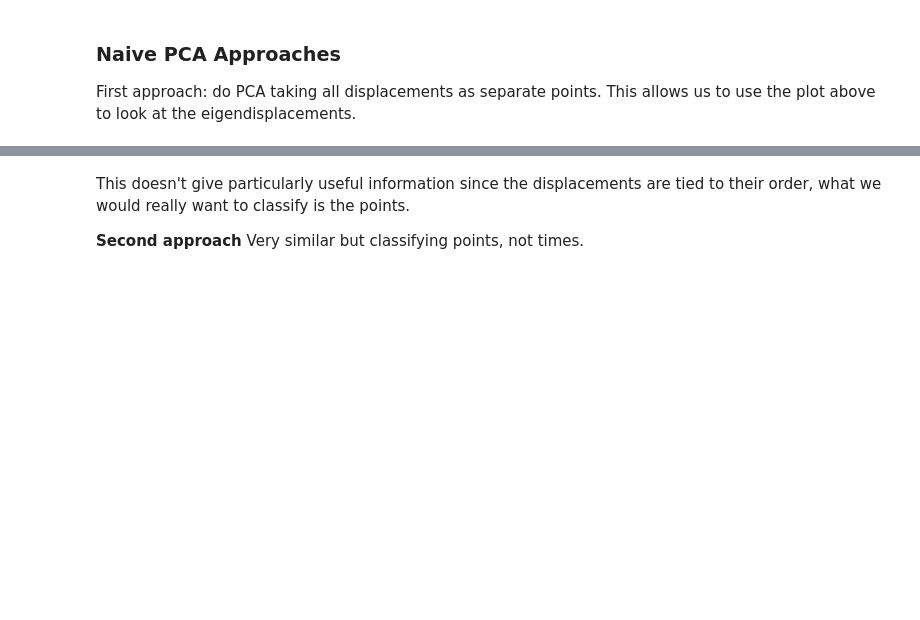
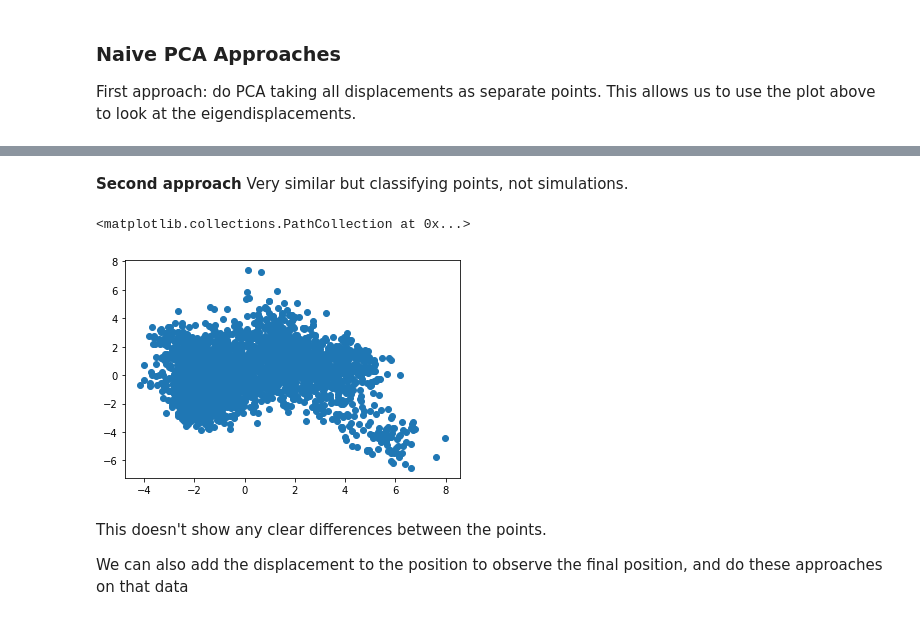
Before and after one commit to js-diaz/mllab-exercise-6-juan-sebastian-diaz-and-xenia-gerloff, a Jupyter notebook: Exercise-6.ipynb, the cells around one changed output, grey strips where cells are left out. Saved outputs shown, nothing was run; the diff lists cells and outputs as text; code cells hidden in the pictures; blank space fills up the shorter version.

```diff
--- a/Exercise-6.ipynb
+++ b/Exercise-6.ipynb
@@ -144,12 +189,16 @@ plt.scatter(reducedDisp[:,0],reducedDisp[:,1], c=range(nDisp))
-# %% [markdown]
-This doesn't give particularly useful information since the displacements are tied to their order, what we would really want to classify is the points.
-
-**Second approach** Very similar but classifying points, not times.
+# %% [markdown]
+**Second approach** Very similar but classifying points, not simulations.
 # %%
-dispVector = (displacementSim - np.min(displacementSim))/np.ptp(displacementSim)
-dispVector = dispVector.reshape((nPoints, nDisp*3))
+dispVector = displacementNorm.reshape((nPoints, nDisp*3))
 pca = PCA(n_components=2)
 pca = pca.fit(dispVector)
 
 reducedDisp = pca.transform(dispVector)
 plt.scatter(reducedDisp[:,0],reducedDisp[:,1])
+# %% [output]
+<matplotlib.collections.PathCollection at 0x...>
+[figure, added]
+# %% [markdown]
+This doesn't show any clear differences between the points.
+
+We can also add the displacement to the position to observe the final position, and do these approaches on that data
```
Also changed, not shown: parts of 13 cells of this notebook.
